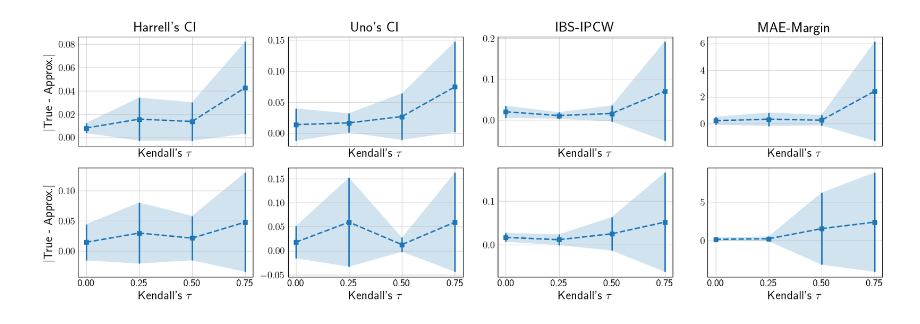
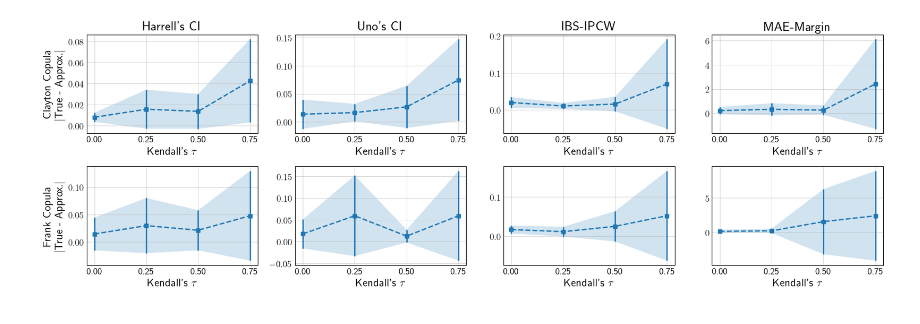
Before and after one commit to thecml/survival-copula, a Jupyter notebook: notebooks/plot_metric_error.ipynb, the cells around one changed output. Saved outputs shown, nothing was run; the diff lists cells and outputs as text; code cells hidden in the pictures.

Commit message:
Updated plot

```diff
--- a/notebooks/plot_metric_error.ipynb
+++ b/notebooks/plot_metric_error.ipynb
@@ -30,7 +30,7 @@ error_columns = [('ci_harrell_error', "CI"), ("ci_uno_error", "CI"),
 error_names = ["Harrell\'s CI", "Uno\'s CI", "IBS-IPCW", "MAE-Margin"]
 
 # Create subplots (2 rows, 4 columns)
-fig, axs = plt.subplots(2, 4, figsize=(20, 6), sharex=True)
+fig, axs = plt.subplots(2, 4, figsize=(18, 6))
 
 # Row mapping for Clayton and Frank copulas
 copula_rows = {'clayton': 0, 'frank': 1}
@@ -49,34 +49,34 @@ for col_idx, (column, title) in enumerate(error_columns):
             label=f"{copula_name.capitalize()} {title}", alpha=1,
             linewidth=2, markersize=6
         )
         axs[row_idx, col_idx].fill_between(
             copula_data['k_tau'],
             copula_data[column] - copula_std[column],
             copula_data[column] + copula_std[column],
             alpha=0.2
         )
 
         # Set axis labels and titles
         if row_idx == 0:
             axs[row_idx, col_idx].set_title(f"{error_names[col_idx]}")
         axs[row_idx, col_idx].set_xticks([0.0, 0.25, 0.5, 0.75])
         axs[row_idx, col_idx].set_xticklabels(['0.00', '0.25', '0.50', '0.75'])
         if col_idx == 0:
-            axs[row_idx, col_idx].set_ylabel(r"$|$True - Approx.$|$")
+            axs[row_idx, col_idx].set_ylabel(f"{copula_name.capitalize()} Copula \n" + r"$|$True - Approx.$|$")
         axs[row_idx, col_idx].grid(True, alpha=0.5)
 
         axs[row_idx, col_idx].tick_params(axis='y', which='both', length=0)
         axs[row_idx, col_idx].tick_params(axis='x', which='both', length=0)
 
         axs[row_idx, col_idx].set_xlabel("Kendall's $\\tau$")
 
 # Adjust layout for better spacing
-#plt.tight_layout()
+plt.tight_layout()
 
 # Save figure
-plt.savefig(f"{cfg.PLOTS_DIR}/metric_error_copula.pdf", format='pdf', bbox_inches='tight')
+plt.savefig(f"{cfg.PLOTS_DIR}/dgp_error_over_ktau.pdf", format='pdf', bbox_inches='tight')
 
 # Show the plot
 plt.show()
 # %% [output]
-[figure, old version]
+[figure, new version]
```
